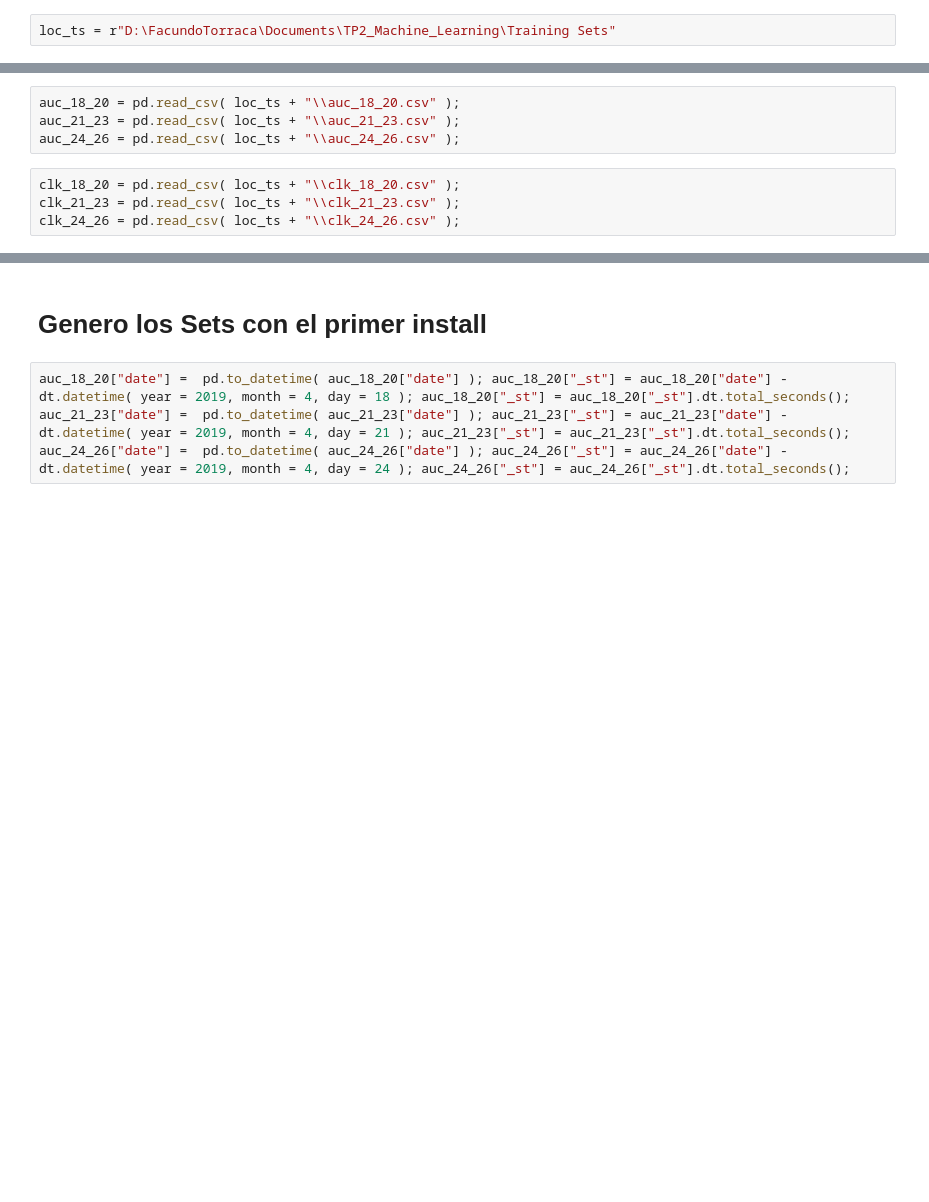
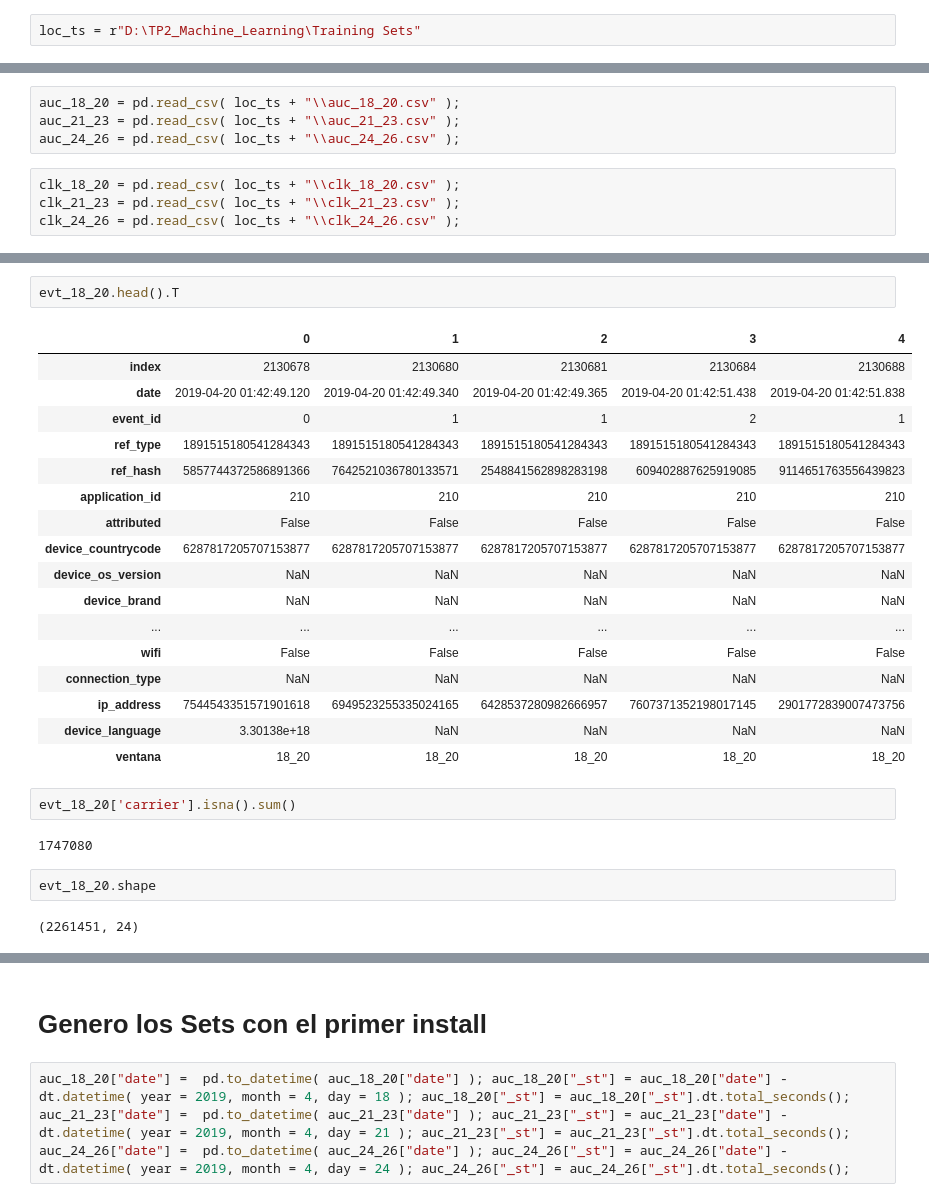
Before and after one commit to facundotorraca/TrabajoPractico2, a Jupyter notebook: features_st_Y_xgb.ipynb, the cells around one changed output, grey strips where cells are left out. Drawn from its saved outputs; the diff is of its cells as text; blank space fills up the shorter version.

```diff
--- a/features_st_Y_xgb.ipynb
+++ b/features_st_Y_xgb.ipynb
@@ -10,7 +10,7 @@ wn.simplefilter( "ignore" )
 # %% [markdown]
 # Preparamos los Sets de Training
 # %%
-loc_ts = r"D:\FacundoTorraca\Documents\TP2_Machine_Learning\Training Sets"
+loc_ts = r"D:\TP2_Machine_Learning\Training Sets"
 # %%
 ins_18_20 = pd.read_csv( loc_ts + "\\ins_18_20.csv" );
 ins_21_23 = pd.read_csv( loc_ts + "\\ins_21_23.csv" );
@@ -29,0 +40,28 @@ clk_24_26 = pd.read_csv( loc_ts + "\\clk_24_26.csv" );
+# %%
+evt_18_20.head().T
+# %% [output]
+|  | 0 | 1 | 2 | 3 | 4 |
+| index | 2130678 | 2130680 | 2130681 | 2130684 | 2130688 |
+| date | 2019-04-20 01:42:49.120 | 2019-04-20 01:42:49.340 | 2019-04-20 01:42:49.365 | 2019-04-20 01:42:51.438 | 2019-04-20 01:42:51.838 |
+| event_id | 0 | 1 | 1 | 2 | 1 |
+| ref_type | 1891515180541284343 | 1891515180541284343 | 1891515180541284343 | 1891515180541284343 | 1891515180541284343 |
+| ref_hash | 5857744372586891366 | 7642521036780133571 | 2548841562898283198 | 609402887625919085 | 9114651763556439823 |
+| application_id | 210 | 210 | 210 | 210 | 210 |
+| attributed | False | False | False | False | False |
+| device_countrycode | 6287817205707153877 | 6287817205707153877 | 6287817205707153877 | 6287817205707153877 | 6287817205707153877 |
+| device_os_version | NaN | NaN | NaN | NaN | NaN |
+| device_brand | NaN | NaN | NaN | NaN | NaN |
+| ... | ... | ... | ... | ... | ... |
+| wifi | False | False | False | False | False |
+| connection_type | NaN | NaN | NaN | NaN | NaN |
+| ip_address | 7544543351571901618 | 6949523255335024165 | 6428537280982666957 | 7607371352198017145 | 2901772839007473756 |
+| device_language | 3.30138e+18 | NaN | NaN | NaN | NaN |
+| ventana | 18_20 | 18_20 | 18_20 | 18_20 | 18_20 |
+# %%
+evt_18_20['carrier'].isna().sum()
+# %% [output]
+1747080
+# %%
+evt_18_20.shape
+# %% [output]
+(2261451, 24)
```
Also changed, not shown: parts of 23 cells of this notebook, 1 other file.
